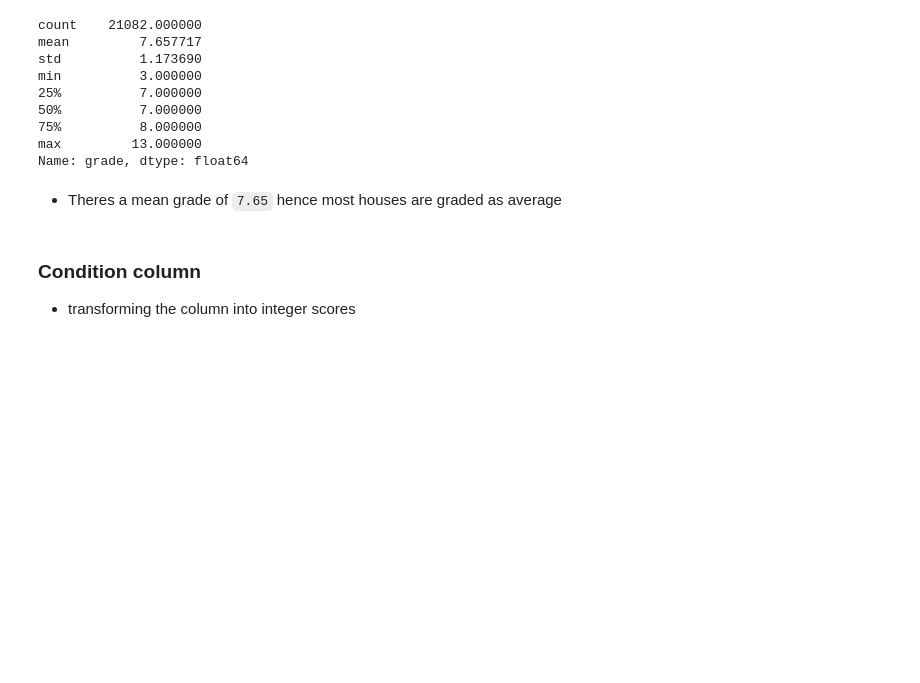
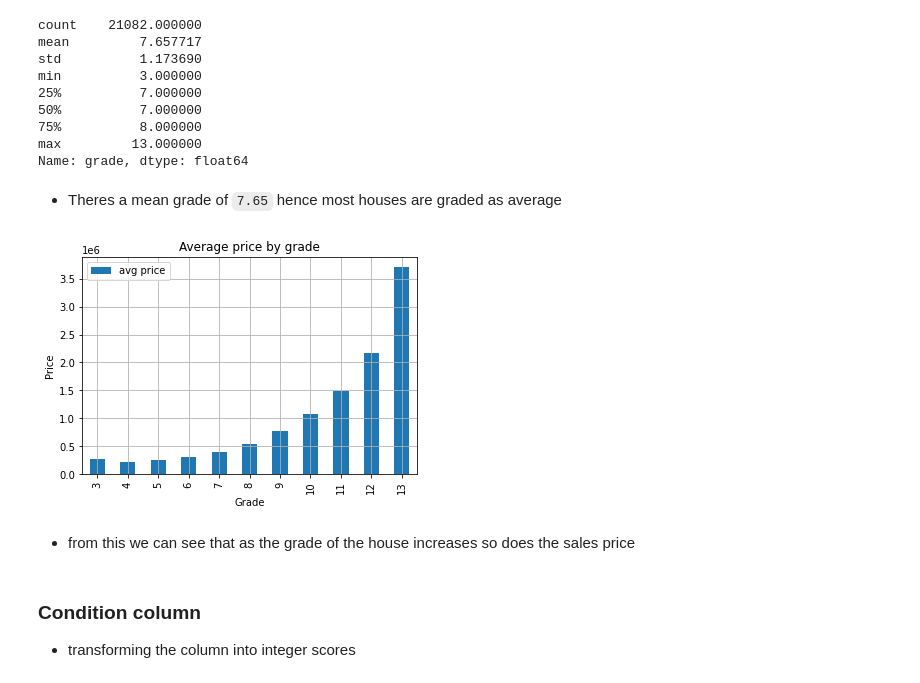
Before and after one commit to BKitainge/Phase_2_Project, a Jupyter notebook: Phase2Projectedit.ipynb, the cells around one changed output. Cells and saved outputs as stored; diff of their text form; code cells hidden in the pictures; blank space fills up the shorter version.

````diff
--- a/Phase2Projectedit.ipynb
+++ b/Phase2Projectedit.ipynb
@@ -323,6 +339,21 @@ max         13.000000
 Name: grade, dtype: float64
 # %% [markdown]
 * Theres a mean grade of ```7.65``` hence most houses are graded as average
+# %%
+# Create a bar plot of the mean price by grade
+df.groupby('grade')['price'].mean().plot(kind='bar', x = 'grade', label= 'avg price')
+plt.grid()
+# Set the plot title and axis labels
+plt.title('Average price by grade')
+plt.xlabel('Grade')
+plt.ylabel('Price')
+plt.legend()
+# Display the plot
+plt.show()
+# %% [output]
+[figure, added]
+# %% [markdown]
+* from this we can see that as the grade of the house increases so does the sales price
 # %% [markdown]
 ### Condition column
 * transforming the column into integer scores
````
Also changed, not shown: parts of 6 cells of this notebook.
